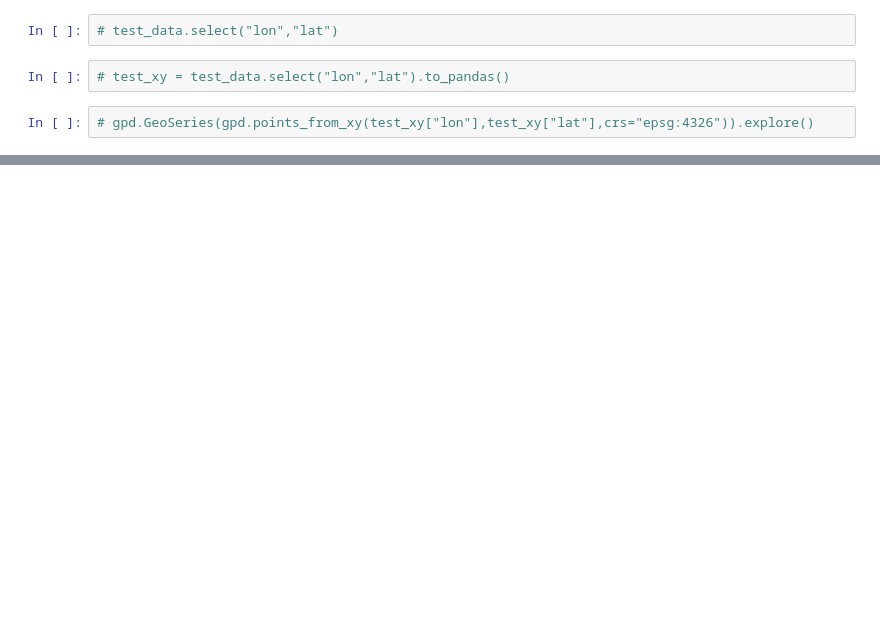
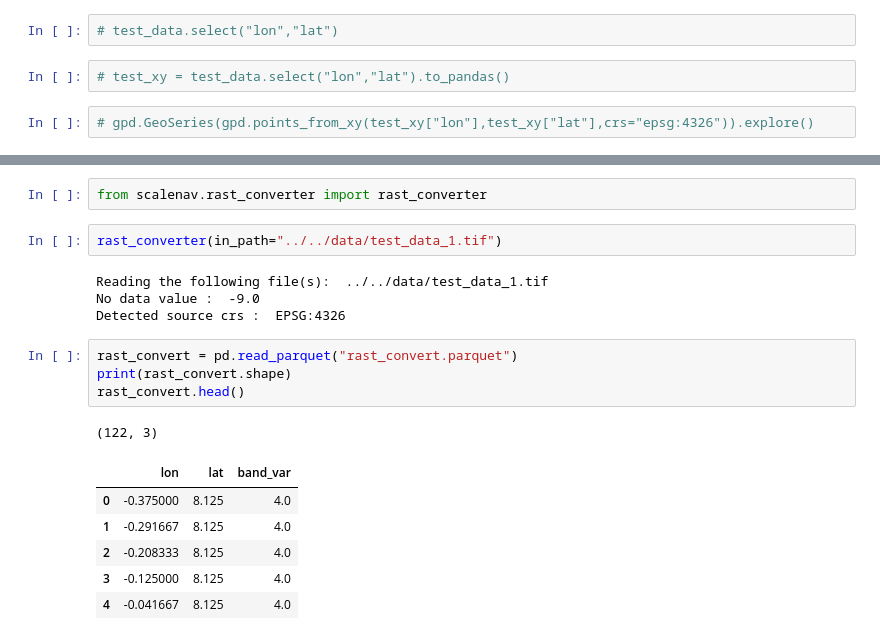
Before and after one commit to nismod/scale-nav, a Jupyter notebook: source/notebook/data_ingestion.ipynb, the cells around one changed output, grey strips where cells are left out. Drawn from its saved outputs; the diff is of its cells as text; blank space fills up the shorter version.

Commit message:
versatille cmap, better rast_convert, more notebooks

```diff
--- a/source/notebook/data_ingestion.ipynb
+++ b/source/notebook/data_ingestion.ipynb
@@ -237,0 +354,20 @@ test_data
+# %%
+from scalenav.rast_converter import rast_converter
+# %%
+rast_converter(in_path="../../data/test_data_1.tif")
+# %% [output]
+Reading the following file(s):  ../../data/test_data_1.tif
+No data value :  -9.0
+Detected source crs :  EPSG:4326
+# %%
+rast_convert = pd.read_parquet("rast_convert.parquet")
+print(rast_convert.shape)
+rast_convert.head()
+# %% [output]
+(122, 3)
+|  | lon | lat | band_var |
+| 0 | -0.375000 | 8.125 | 4.0 |
+| 1 | -0.291667 | 8.125 | 4.0 |
+| 2 | -0.208333 | 8.125 | 4.0 |
+| 3 | -0.125000 | 8.125 | 4.0 |
+| 4 | -0.041667 | 8.125 | 4.0 |
```
Also changed, not shown: parts of 30 cells of this notebook, 9 other files.
